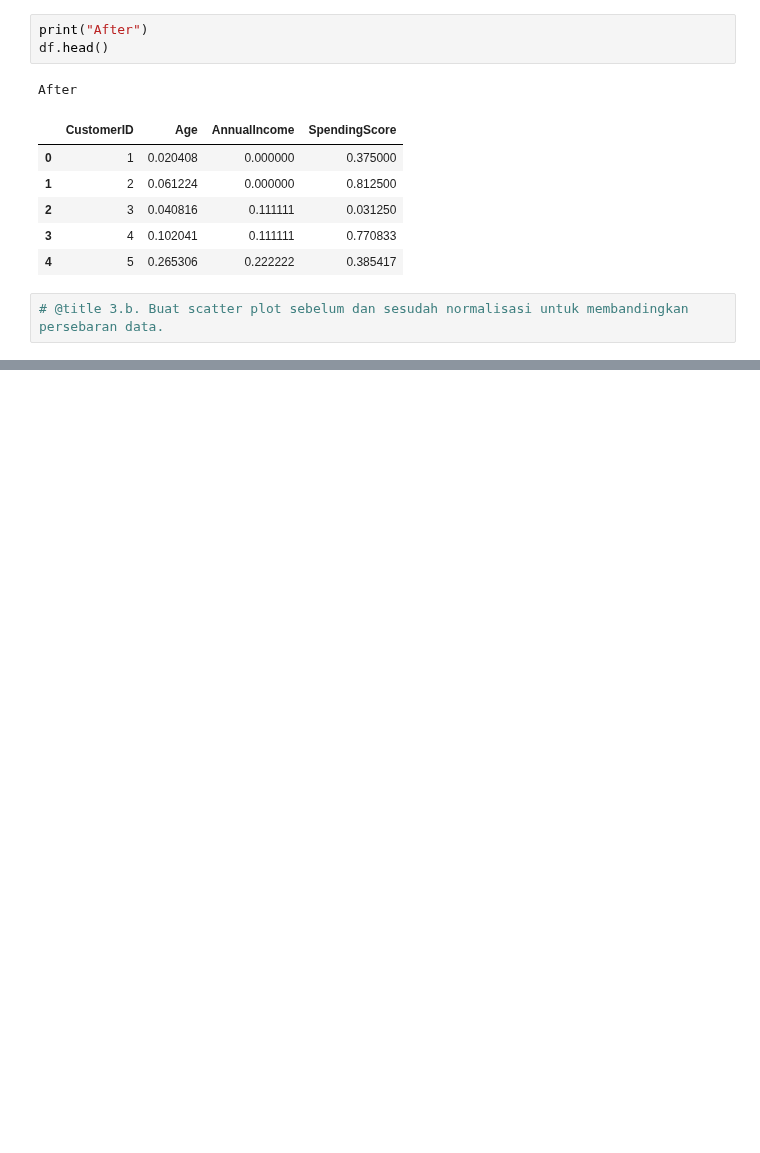
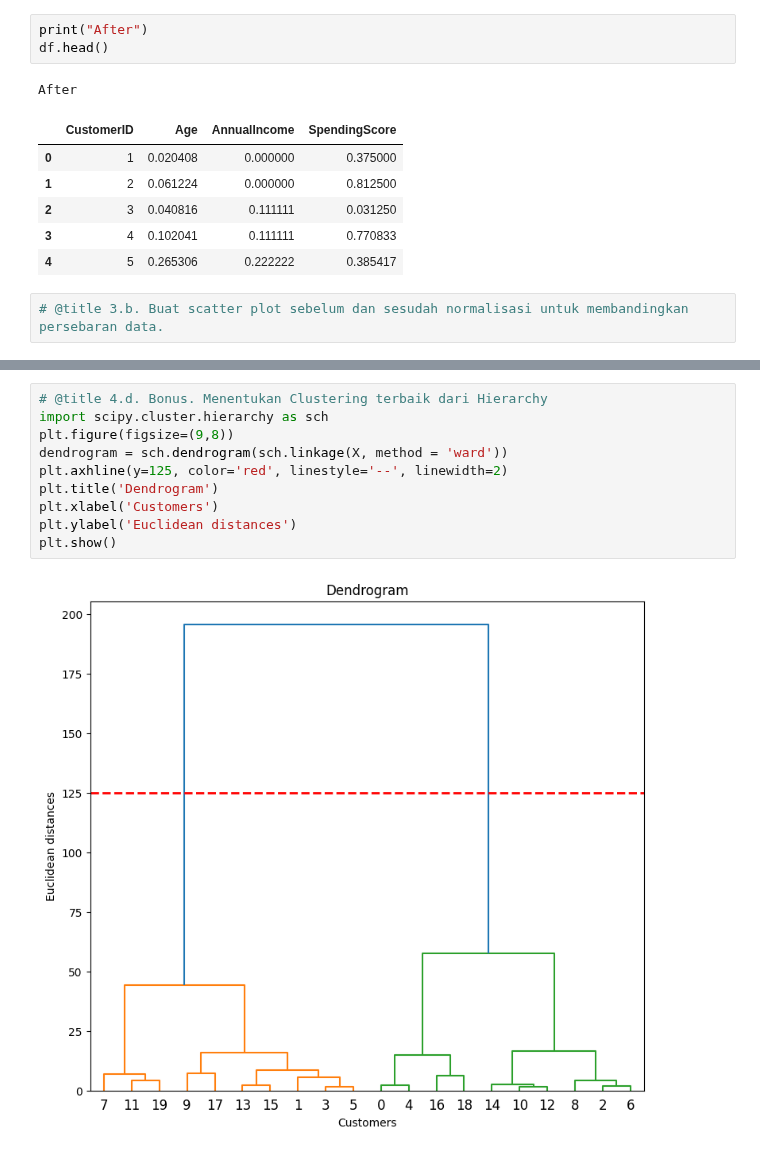
Before and after one commit to ImNotDanish05/2025_KC_TI-1A, a Jupyter notebook: Tugas Besar.ipynb, the cells around one changed output, grey strips where cells are left out. Drawn from its saved outputs; the diff is of its cells as text; blank space fills up the shorter version.

```diff
--- a/Tugas Besar.ipynb
+++ b/Tugas Besar.ipynb
@@ -132,0 +198,12 @@ After
+# %%
+# @title 4.d. Bonus. Menentukan Clustering terbaik dari Hierarchy
+import scipy.cluster.hierarchy as sch
+plt.figure(figsize=(9,8))
+dendrogram = sch.dendrogram(sch.linkage(X, method = 'ward'))
+plt.axhline(y=125, color='red', linestyle='--', linewidth=2)
+plt.title('Dendrogram')
+plt.xlabel('Customers')
+plt.ylabel('Euclidean distances')
+plt.show()
+# %% [output]
+[figure, added]
```
Also changed, not shown: parts of 7 cells of this notebook.
